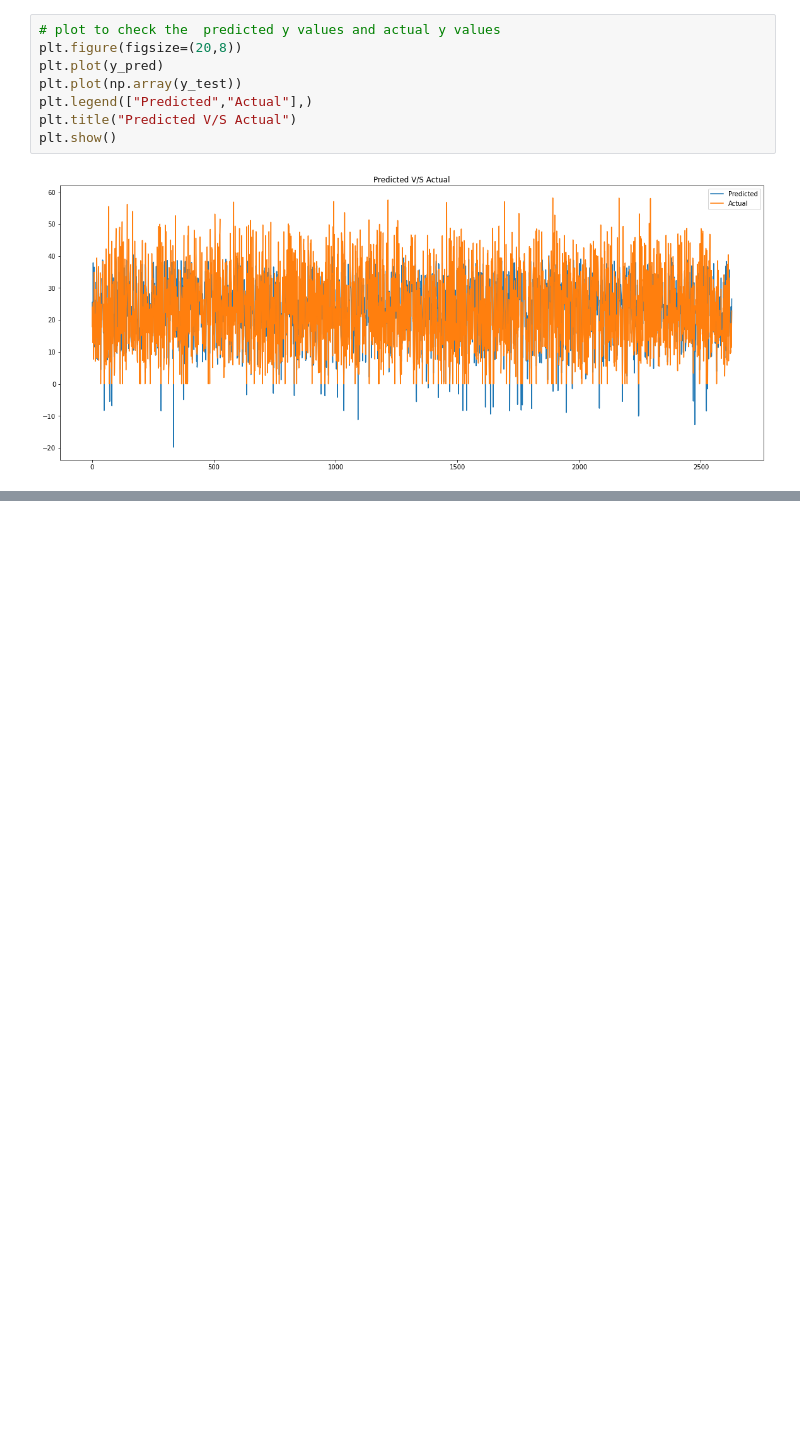
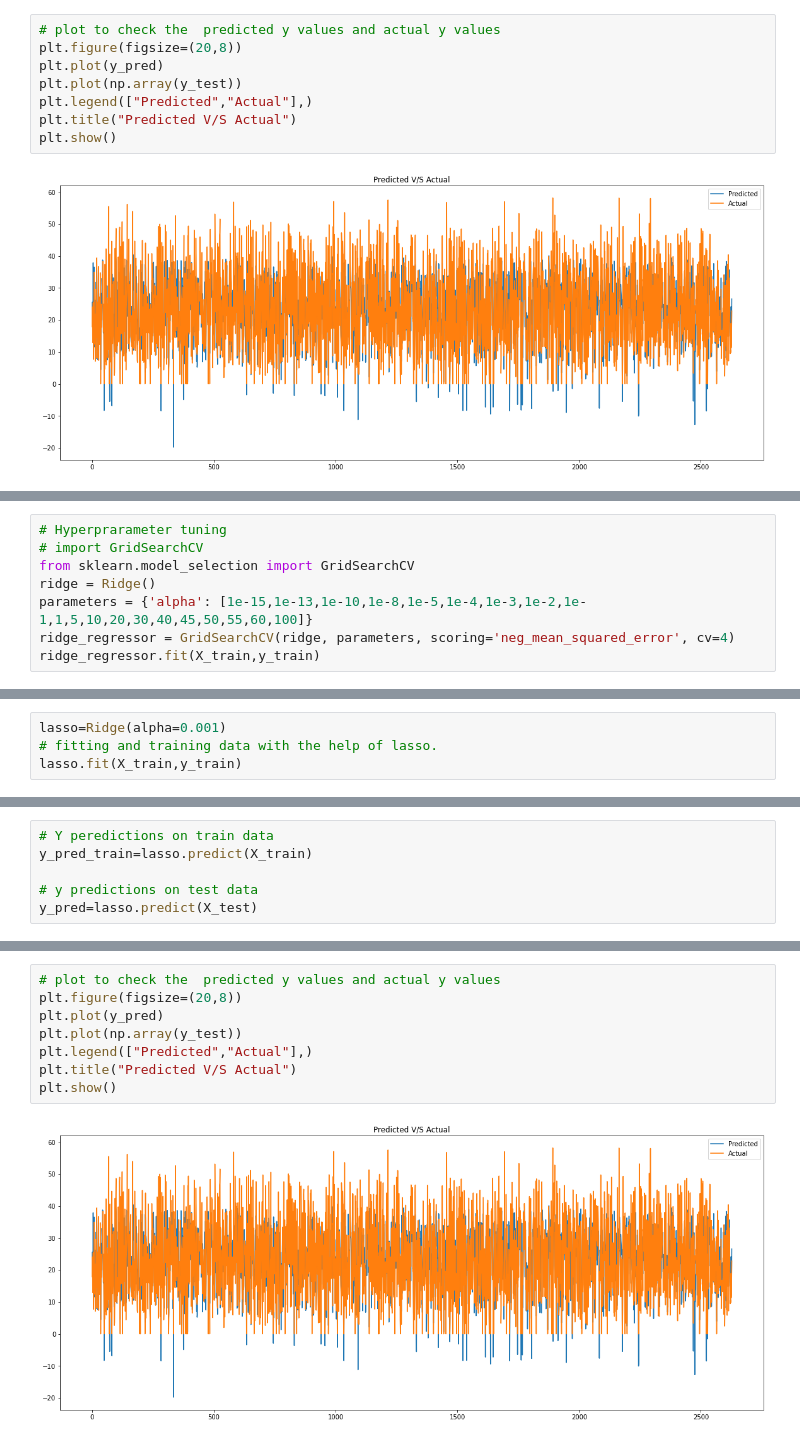
Before and after one commit to SujitbMusale/Supervised-ML-Regression--Seoul-Bike-Sharing-Demand-Prediction, a Jupyter notebook: Copy_of_Bike_Sharing_Demand_Prediction_Capstone_Project.ipynb, the cells around one changed output, grey strips where cells are left out. Cells and saved outputs as stored; diff of their text form; blank space fills up the shorter version.

```diff
--- a/Copy_of_Bike_Sharing_Demand_Prediction_Capstone_Project.ipynb
+++ b/Copy_of_Bike_Sharing_Demand_Prediction_Capstone_Project.ipynb
@@ -564,0 +659,8 @@ plt.show()
+# %%
+# Hyperprarameter tuning
+# import GridSearchCV
+from sklearn.model_selection import GridSearchCV
+ridge = Ridge()
+parameters = {'alpha': [1e-15,1e-13,1e-10,1e-8,1e-5,1e-4,1e-3,1e-2,1e-1,1,5,10,20,30,40,45,50,55,60,100]}
+ridge_regressor = GridSearchCV(ridge, parameters, scoring='neg_mean_squared_error', cv=4)
+ridge_regressor.fit(X_train,y_train)
@@ -564,0 +684,4 @@ plt.show()
+# %%
+lasso=Ridge(alpha=0.001)
+# fitting and training data with the help of lasso.
+lasso.fit(X_train,y_train)
@@ -564,0 +713,6 @@ plt.show()
+# %%
+# Y peredictions on train data
+y_pred_train=lasso.predict(X_train)
+
+# y predictions on test data
+y_pred=lasso.predict(X_test)
@@ -564,0 +765,10 @@ plt.show()
+# %%
+# plot to check the  predicted y values and actual y values
+plt.figure(figsize=(20,8))
+plt.plot(y_pred)
+plt.plot(np.array(y_test))
+plt.legend(["Predicted","Actual"],)
+plt.title("Predicted V/S Actual")
+plt.show()
+# %% [output]
+[figure, added]
```
Also changed, not shown: parts of 22 cells of this notebook.
